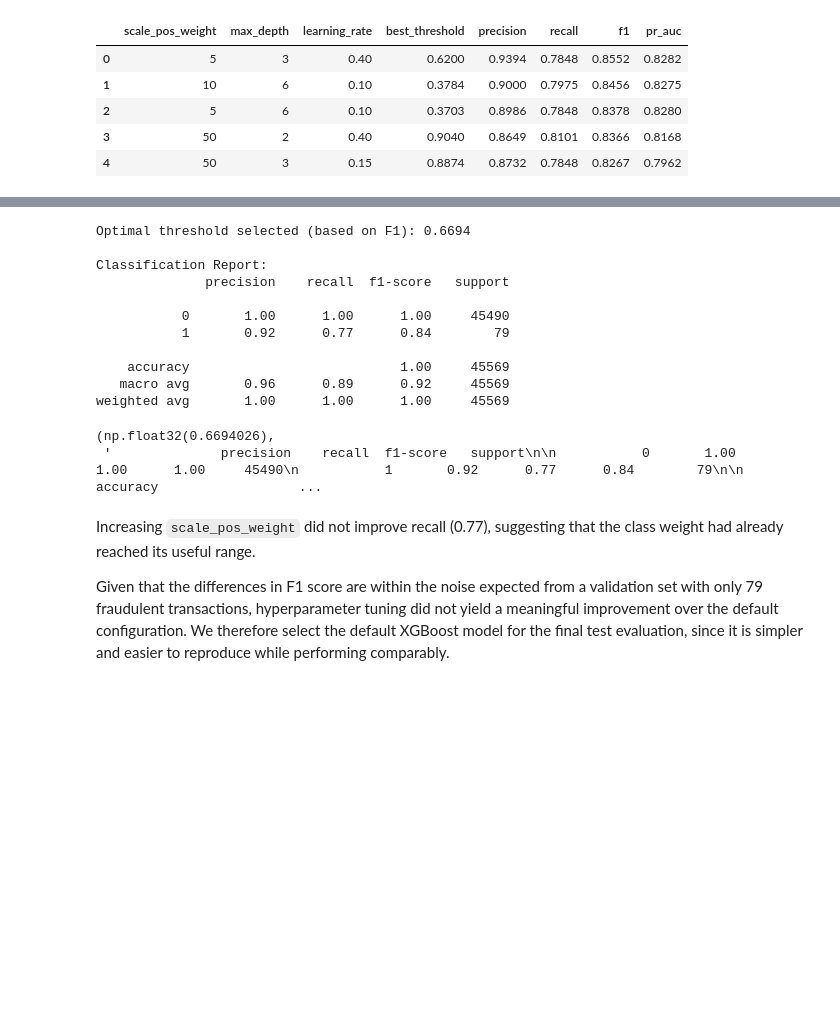
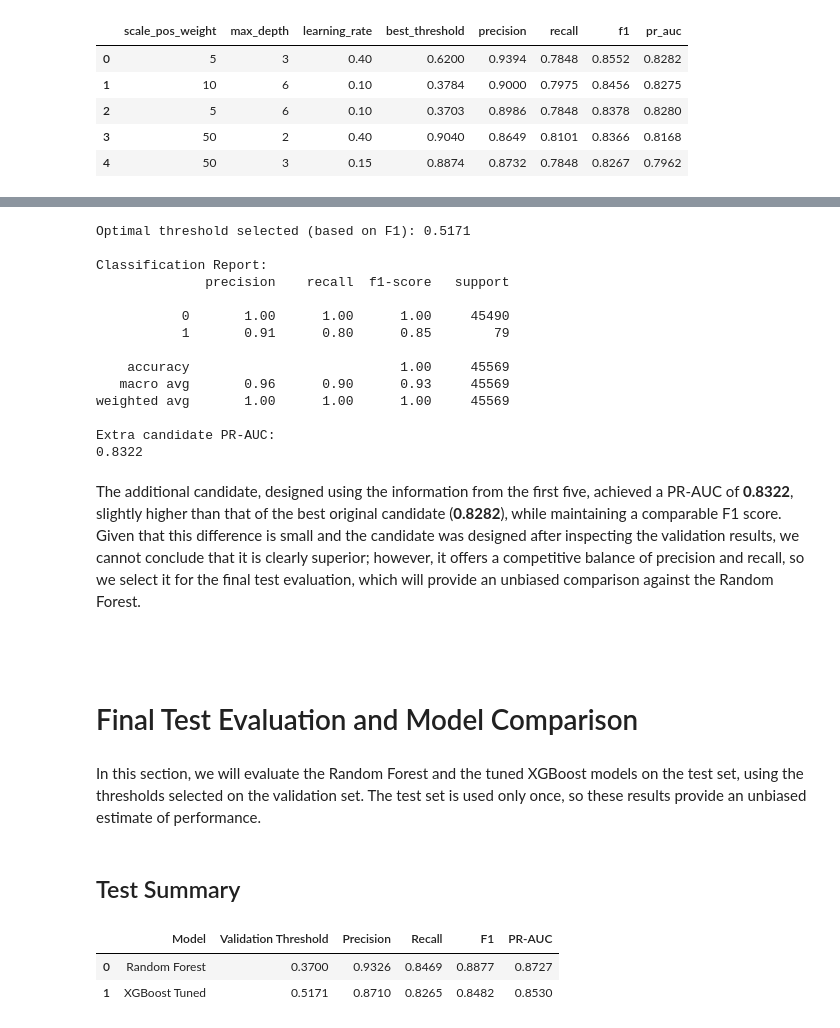
Before and after one commit to sgcuervo/credit-card-fraud-detection, a Jupyter notebook: credit-card-fraud-detection.ipynb, the cells around one changed output, grey strips where cells are left out. Drawn from its saved outputs; the diff is of its cells as text; code cells hidden in the pictures; blank space fills up the shorter version.

```diff
--- a/credit-card-fraud-detection.ipynb
+++ b/credit-card-fraud-detection.ipynb
@@ -585,22 +599,68 @@ y_scores_extra = extra_xgb.predict_proba(X_val)[:, 1]
 # %%
-select_best_threshold(y_scores_extra, y_val)
+extra_xgb_best_th, extra_xgb_report = select_best_threshold(y_scores_extra, y_val)
+
+print("Extra candidate PR-AUC:")
+print(f"{average_precision_score(y_val, y_scores_extra):.4f}")
 # %% [output]
-Optimal threshold selected (based on F1): 0.6694
+Optimal threshold selected (based on F1): 0.5171
 
 Classification Report:
               precision    recall  f1-score   support
 
            0       1.00      1.00      1.00     45490
-           1       0.92      0.77      0.84        79
+           1       0.91      0.80      0.85        79
 
     accuracy                           1.00     45569
-   macro avg       0.96      0.89      0.92     45569
+   macro avg       0.96      0.90      0.93     45569
 weighted avg       1.00      1.00      1.00     45569
+
+Extra candidate PR-AUC:
+0.8322
-(np.float32(0.6694026),
- '              precision    recall  f1-score   support\n\n           0       1.00      1.00      1.00     45490\n           1       0.92      0.77      0.84        79\n\n    accuracy                  ...
 # %% [markdown]
-Increasing `scale_pos_weight` did not improve recall (0.77), suggesting that the class weight had already reached its useful range.
-
-Given that the differences in F1 score are within the noise expected from a validation set with only 79 fraudulent transactions, hyperparameter tuning did not yield a meaningful improvement over the default configuration. We therefore select the default XGBoost model for the final test evaluation, since it is simpler and easier to reproduce while performing comparably.
+The additional candidate, designed using the information from the first five, achieved a PR-AUC of **0.8322**, slightly higher than that of the best original candidate (**0.8282**), while maintaining a comparable F1 score. Given that this difference is small and the candidate was designed after inspecting the validation results, we cannot conclude that it is clearly superior; however, it offers a competitive balance of precision and recall, so we select it for the final test evaluation, which will provide an unbiased comparison against the Random Forest.
 # %% [markdown]
 ###
+# %% [markdown]
+# Final Test Evaluation and Model Comparison
+# %% [markdown]
+In this section, we will evaluate the Random Forest and the tuned XGBoost models on the test set, using the thresholds selected on the validation set. The test set is used only once, so these results provide an unbiased estimate of performance.
+# %% [markdown]
+## Test Summary
+# %%
+# Get predicted probabilities on X_test
+rf_test_scores = rf_model.predict_proba(X_test)[:, 1]
+xgb_test_scores = extra_xgb.predict_proba(X_test)[:, 1]
+
+# Apply each model's validation-selected threshold to generate predictions
+rf_test_pred = (rf_test_scores >= rf_best_th).astype(int)
+xgb_test_pred = (xgb_test_scores >= extra_xgb_best_th).astype(int)
+
+# Compute PR-AUC on the test set
+rf_auc = average_precision_score(y_test, rf_test_scores)
+xgb_auc = average_precision_score(y_test, xgb_test_scores)
+
+# Build the comparison table
+test_summary = pd.DataFrame([
+    {
+        "Model": "Random Forest",
+        "Validation Threshold": rf_best_th,
+        "Precision": precision_score(y_test, rf_test_pred),
+        "Recall": recall_score(y_test, rf_test_pred),
+        "F1": f1_score(y_test, rf_test_pred),
+        "PR-AUC": rf_auc
+    },
+    {
+        "Model": "XGBoost Tuned",
+        "Validation Threshold": extra_xgb_best_th,
+        "Precision": precision_score(y_test, xgb_test_pred),
+        "Recall": recall_score(y_test, xgb_test_pred),
+        "F1": f1_score(y_test, xgb_test_pred),
+        "PR-AUC": xgb_auc
+    }
+])
+
+display(test_summary.round(4))
+# %% [output]
+|  | Model | Validation Threshold | Precision | Recall | F1 | PR-AUC |
+| 0 | Random Forest | 0.3700 | 0.9326 | 0.8469 | 0.8877 | 0.8727 |
+| 1 | XGBoost Tuned | 0.5171 | 0.8710 | 0.8265 | 0.8482 | 0.8530 |
```
Also changed, not shown: parts of 22 cells of this notebook.
